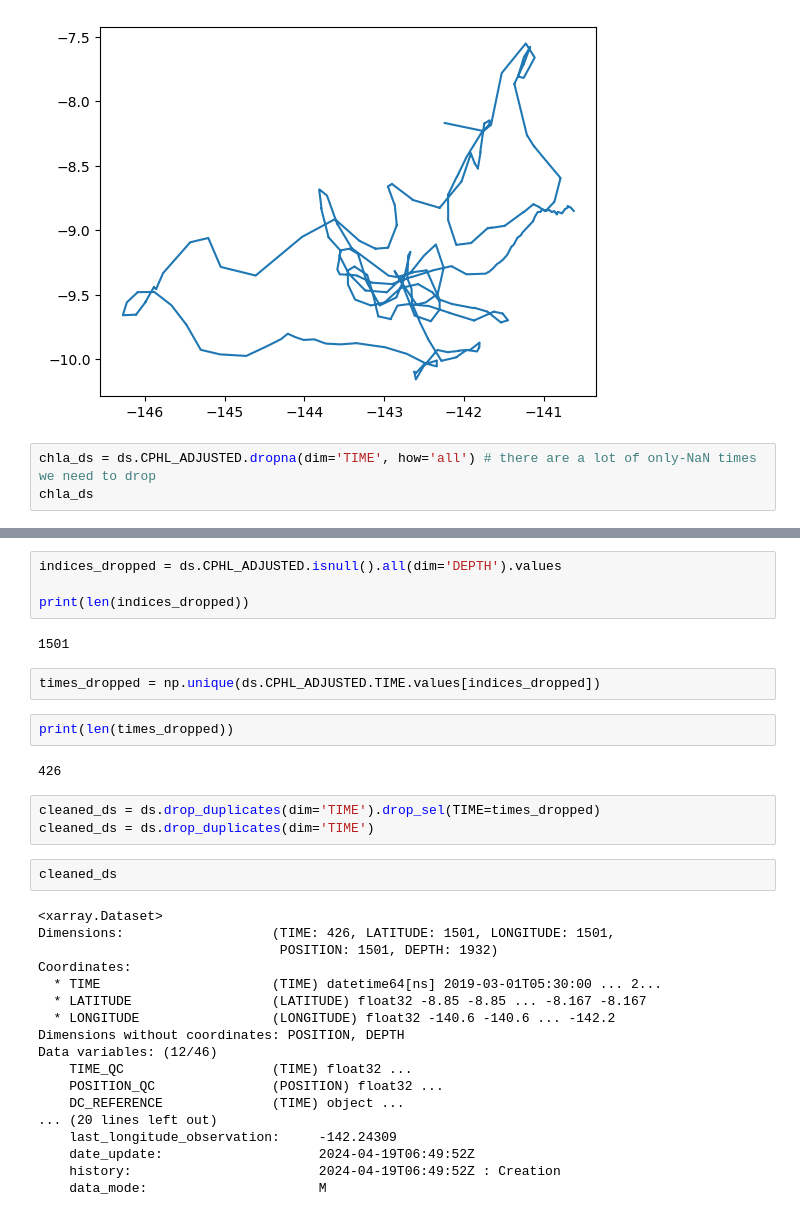
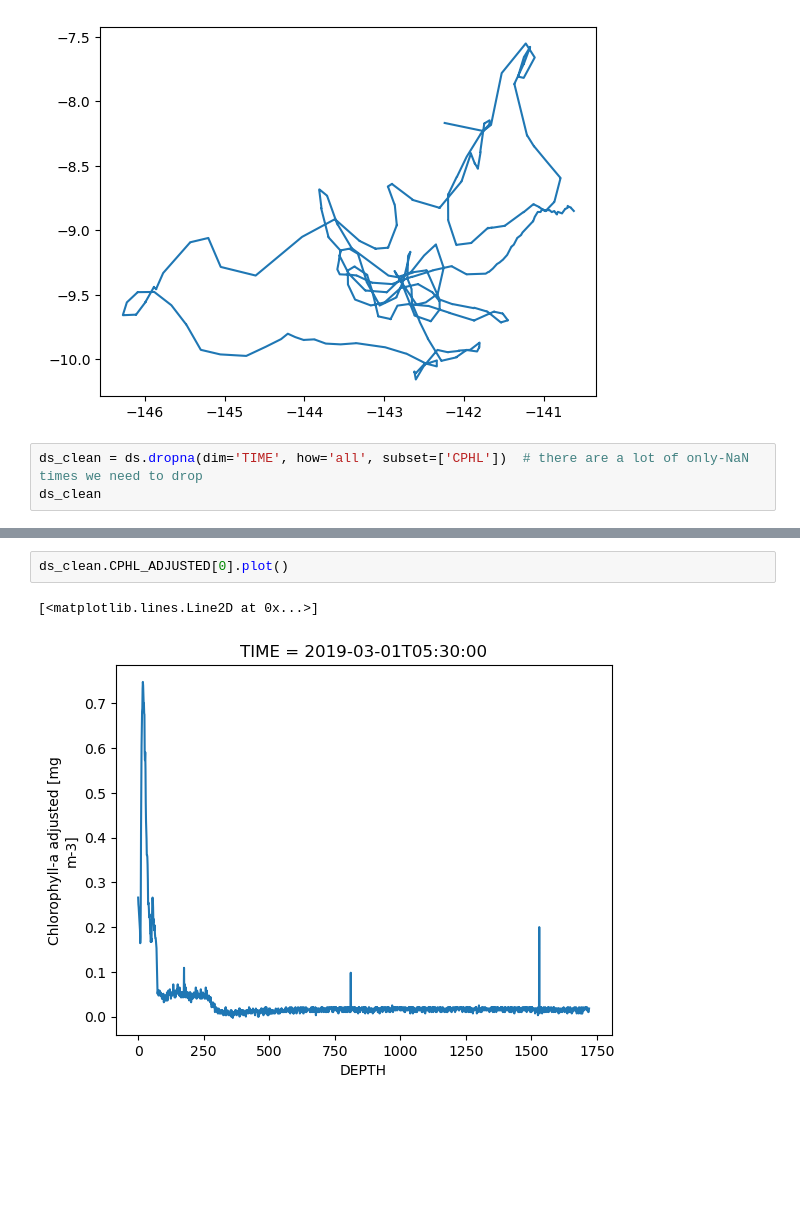
Before and after one commit to ychnli/Stanford-SEA, a Jupyter notebook: bgc_argo_data.ipynb, the cells around one changed output, grey strips where cells are left out. Drawn from its saved outputs; the diff is of its cells as text; blank space fills up the shorter version.

Commit message:
Update bgc_argo_data.ipynb
Finally got the cleaned data

```diff
--- a/bgc_argo_data.ipynb
+++ b/bgc_argo_data.ipynb
@@ -35,6 +35,6 @@ plt.plot(ds.LONGITUDE, ds.LATITUDE);
 # %% [output]
 [figure]
 # %%
-chla_ds = ds.CPHL_ADJUSTED.dropna(dim='TIME', how='all') # there are a lot of only-NaN times we need to drop
-chla_ds
+ds_clean = ds.dropna(dim='TIME', how='all', subset=['CPHL'])  # there are a lot of only-NaN times we need to drop
+ds_clean
 # %% [output]
@@ -68,35 +58,5 @@ TypeError: DataArray.dropna() got an unexpected keyword argument 'return_indices
-# %%
-indices_dropped = ds.CPHL_ADJUSTED.isnull().all(dim='DEPTH').values
-
-print(len(indices_dropped))
-# %% [output]
-1501
-# %%
-times_dropped = np.unique(ds.CPHL_ADJUSTED.TIME.values[indices_dropped])
-# %%
-print(len(times_dropped))
-# %% [output]
-426
-# %%
-cleaned_ds = ds.drop_duplicates(dim='TIME').drop_sel(TIME=times_dropped)
-cleaned_ds = ds.drop_duplicates(dim='TIME')
-# %%
-cleaned_ds
-# %% [output]
-<xarray.Dataset>
-Dimensions:                   (TIME: 426, LATITUDE: 1501, LONGITUDE: 1501,
-                               POSITION: 1501, DEPTH: 1932)
-Coordinates:
-  * TIME                      (TIME) datetime64[ns] 2019-03-01T05:30:00 ... 2...
-  * LATITUDE                  (LATITUDE) float32 -8.85 -8.85 ... -8.167 -8.167
-  * LONGITUDE                 (LONGITUDE) float32 -140.6 -140.6 ... -142.2
-Dimensions without coordinates: POSITION, DEPTH
-Data variables: (12/46)
-    TIME_QC                   (TIME) float32 ...
-    POSITION_QC               (POSITION) float32 ...
-    DC_REFERENCE              (TIME) object ...
-... (20 lines left out)
-    last_longitude_observation:     -142.24309
-    date_update:                    2024-04-19T06:49:52Z
-    history:                        2024-04-19T06:49:52Z : Creation
-    data_mode:                      M
+# %%
+ds_clean.CPHL_ADJUSTED[0].plot()
+# %% [output]
+[<matplotlib.lines.Line2D at 0x...>]
+[figure, added]
```
Also changed, not shown: parts of 3 cells of this notebook.
